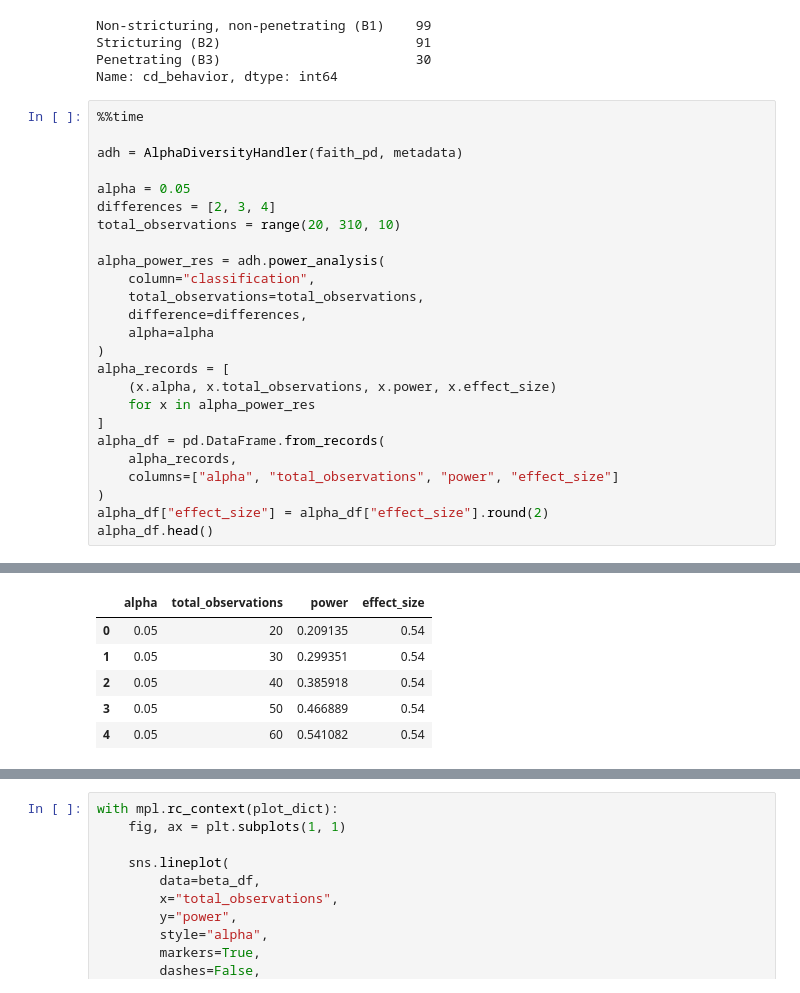
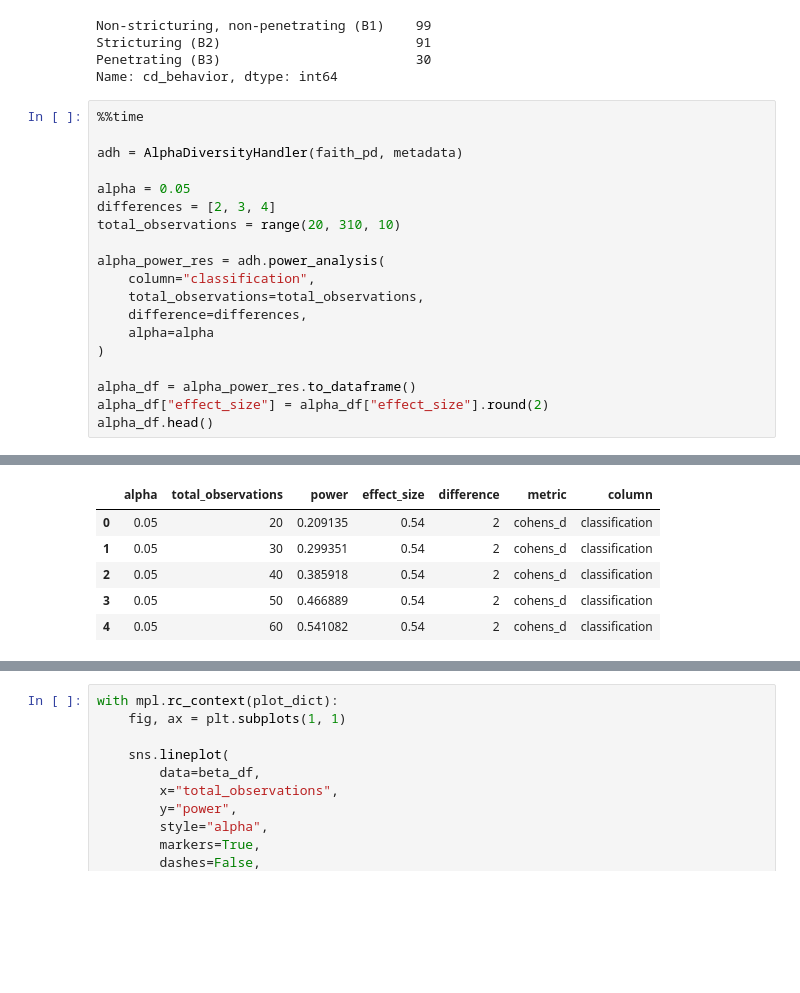
Before and after one commit to knightlab-analyses/evident-analyses, a Jupyter notebook: notebooks/recreate_clin_microbiome_plots.ipynb, the cells around one changed output, grey strips where cells are left out. Cells and saved outputs as stored; diff of their text form; blank space fills up the shorter version.

```diff
--- a/notebooks/recreate_clin_microbiome_plots.ipynb
+++ b/notebooks/recreate_clin_microbiome_plots.ipynb
@@ -72,14 +63,8 @@ alpha_power_res = adh.power_analysis(
     difference=differences,
     alpha=alpha
 )
-alpha_records = [
-    (x.alpha, x.total_observations, x.power, x.effect_size)
-    for x in alpha_power_res
-]
-alpha_df = pd.DataFrame.from_records(
-    alpha_records,
-    columns=["alpha", "total_observations", "power", "effect_size"]
-)
+
+alpha_df = alpha_power_res.to_dataframe()
 alpha_df["effect_size"] = alpha_df["effect_size"].round(2)
 alpha_df.head()
 # %% [output]
@@ -88,9 +73,9 @@ Wall time: 30.6 ms
-|  | alpha | total_observations | power | effect_size |
-| 0 | 0.05 | 20 | 0.209135 | 0.54 |
-| 1 | 0.05 | 30 | 0.299351 | 0.54 |
-| 2 | 0.05 | 40 | 0.385918 | 0.54 |
-| 3 | 0.05 | 50 | 0.466889 | 0.54 |
-| 4 | 0.05 | 60 | 0.541082 | 0.54 |
+|  | alpha | total_observations | power | effect_size | difference | metric | column |
+| 0 | 0.05 | 20 | 0.209135 | 0.54 | 2 | cohens_d | classification |
+| 1 | 0.05 | 30 | 0.299351 | 0.54 | 2 | cohens_d | classification |
+| 2 | 0.05 | 40 | 0.385918 | 0.54 | 2 | cohens_d | classification |
+| 3 | 0.05 | 50 | 0.466889 | 0.54 | 2 | cohens_d | classification |
+| 4 | 0.05 | 60 | 0.541082 | 0.54 | 2 | cohens_d | classification |
 # %%
 print(*alpha_power_res[:5], sep="\n")
 # %% [output]
```
Also changed, not shown: parts of 11 cells of this notebook, 51 other files.
